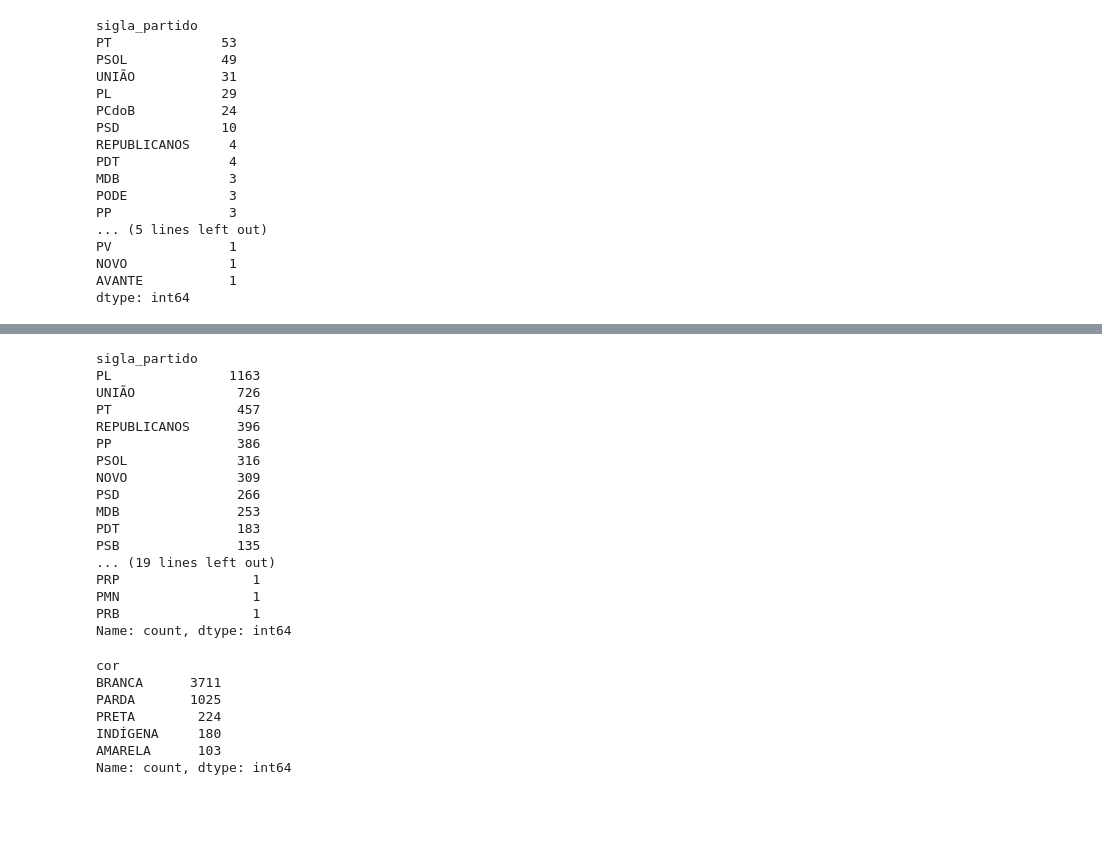
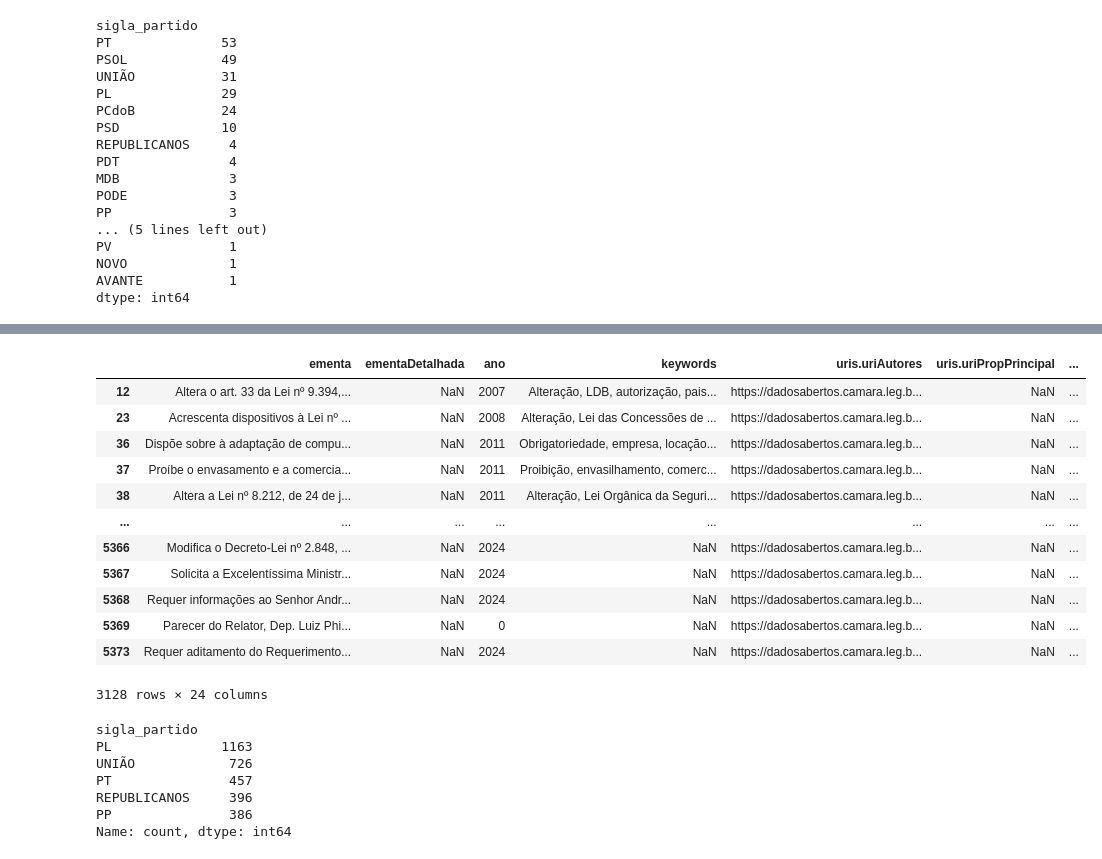
Before and after one commit to Davi-Ga/crawler-api, a Jupyter notebook: app/ML/datasets/teste copy.ipynb, the cells around one changed output, grey strips where cells are left out. Saved outputs shown, nothing was run; the diff lists cells and outputs as text; code cells hidden in the pictures; blank space fills up the shorter version.

```diff
--- a/app/ML/datasets/teste copy.ipynb
+++ b/app/ML/datasets/teste copy.ipynb
@@ -184,22 +159,18 @@ part.loc[df['sigla_partido'] == 'PT']
-# %%
-df['sigla_partido'].value_counts()
-# %% [output]
-sigla_partido
-PL               1163
-UNIÃO             726
-PT                457
-REPUBLICANOS      396
-PP                386
-PSOL              316
-NOVO              309
-PSD               266
-MDB               253
-PDT               183
-PSB               135
-... (19 lines left out)
-PRP                 1
-PMN                 1
-PRB                 1
-Name: count, dtype: int64
+# %%
+partidos
+# %% [output]
+|  | ementa | ementaDetalhada | ano | keywords | uris.uriAutores | uris.uriPropPrincipal | ... |
+| 12 | Altera o art. 33 da Lei nº 9.394,... | NaN | 2007 | Alteração, LDB, autorização, pais... | https://dadosabertos.camara.leg.b... | NaN | ... |
+| 23 | Acrescenta dispositivos à Lei nº ... | NaN | 2008 | Alteração, Lei das Concessões de ... | https://dadosabertos.camara.leg.b... | NaN | ... |
+| 36 | Dispõe sobre à adaptação de compu... | NaN | 2011 | Obrigatoriedade, empresa, locação... | https://dadosabertos.camara.leg.b... | NaN | ... |
+| 37 | Proíbe o envasamento e a comercia... | NaN | 2011 | Proibição, envasilhamento, comerc... | https://dadosabertos.camara.leg.b... | NaN | ... |
+| 38 | Altera a Lei nº 8.212, de 24 de j... | NaN | 2011 | Alteração, Lei Orgânica da Seguri... | https://dadosabertos.camara.leg.b... | NaN | ... |
+| ... | ... | ... | ... | ... | ... | ... | ... |
+| 5366 | Modifica o Decreto-Lei nº 2.848, ... | NaN | 2024 | NaN | https://dadosabertos.camara.leg.b... | NaN | ... |
+| 5367 | Solicita a Excelentíssima Ministr... | NaN | 2024 | NaN | https://dadosabertos.camara.leg.b... | NaN | ... |
+| 5368 | Requer informações ao Senhor Andr... | NaN | 2024 | NaN | https://dadosabertos.camara.leg.b... | NaN | ... |
+| 5369 | Parecer do Relator, Dep. Luiz Phi... | NaN | 0 | NaN | https://dadosabertos.camara.leg.b... | NaN | ... |
+| 5373 | Requer aditamento do Requerimento... | NaN | 2024 | NaN | https://dadosabertos.camara.leg.b... | NaN | ... |
+3128 rows × 24 columns
 # %%
 tf_idf = TfidfVectorizer(stop_words=(stopwords.words('portuguese')), ngram_range=(1,1) )
@@ -214,13 +185,13 @@ y = lab.fit_transform(df['sigla_partido'])
-# %%
-df["cor"].value_counts()
-# %% [output]
-cor
-BRANCA      3711
-PARDA       1025
-PRETA        224
-INDÍGENA     180
-AMARELA      103
-Name: count, dtype: int64
+# %%
+partidos["sigla_partido"].value_counts()
+# %% [output]
+sigla_partido
+PL              1163
+UNIÃO            726
+PT               457
+REPUBLICANOS     396
+PP               386
+Name: count, dtype: int64
 # %%
 teste = pd.DataFrame(y)
 teste.value_counts()
```
Also changed, not shown: parts of 16 cells of this notebook, 5 other files.
